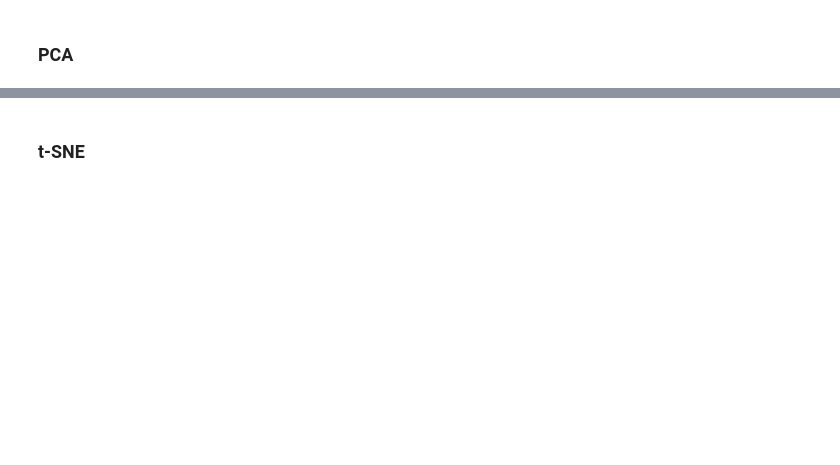
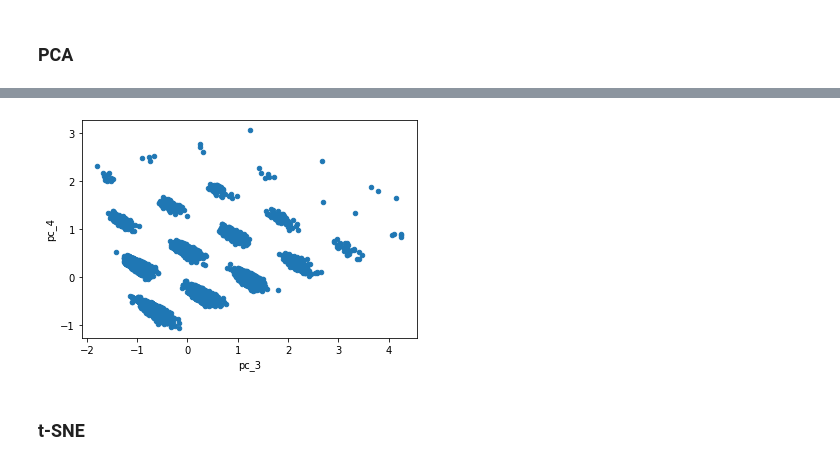
Before and after one commit to Ironhack-Data-Madrid-Abril-2021/Material_Clase, a Jupyter notebook: semana_7/2.2 - La panaderia de Guelita.ipynb, the cells around one changed output, grey strips where cells are left out. Saved outputs shown, nothing was run; the diff lists cells and outputs as text; code cells hidden in the pictures; blank space fills up the shorter version.

```diff
--- a/semana_7/2.2 - La panaderia de Guelita.ipynb
+++ b/semana_7/2.2 - La panaderia de Guelita.ipynb
@@ -25,0 +201,3 @@ breadbasket.head()
+# %%
+bread_dummy=pd.get_dummies(data=bread_group, columns=['day']).drop('Datetime', axis=1)
+bread_dummy.head()
@@ -27,0 +216,6 @@ breadbasket.head()
+# %%
+pca=PCA(n_components=4).fit_transform(bread_dummy)
+
+pca_df=pd.DataFrame(pca, columns=[f'pc_{i+1}' for i in range(4)])
+
+pca_df.head()
@@ -28,2 +229,6 @@ breadbasket.head()
+# %%
+pca_df.plot.scatter(x='pc_3', y='pc_4');
+# %% [output]
+[figure, added]
 # %% [markdown]
 ### t-SNE
```
Also changed, not shown: parts of 44 cells of this notebook.
